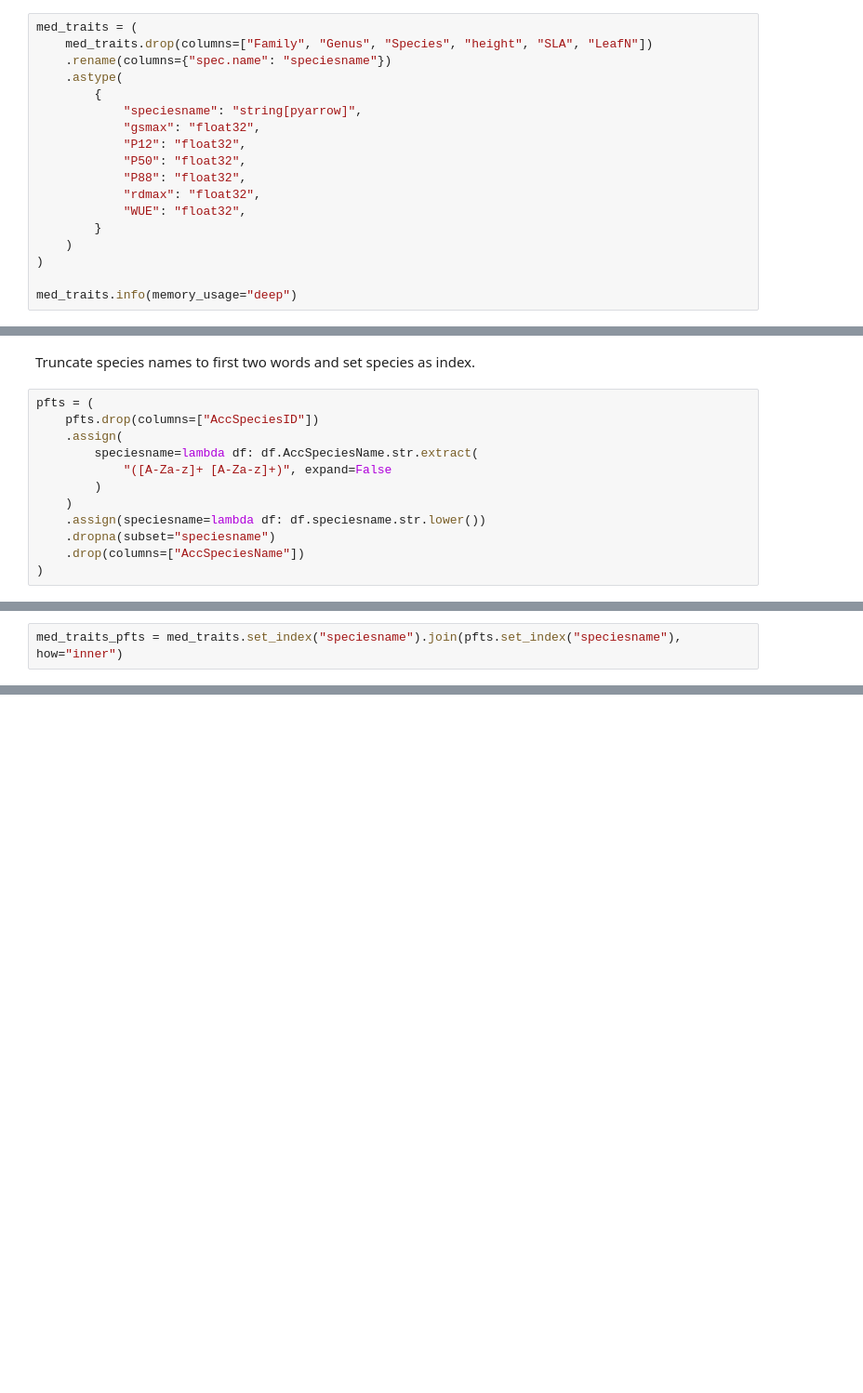
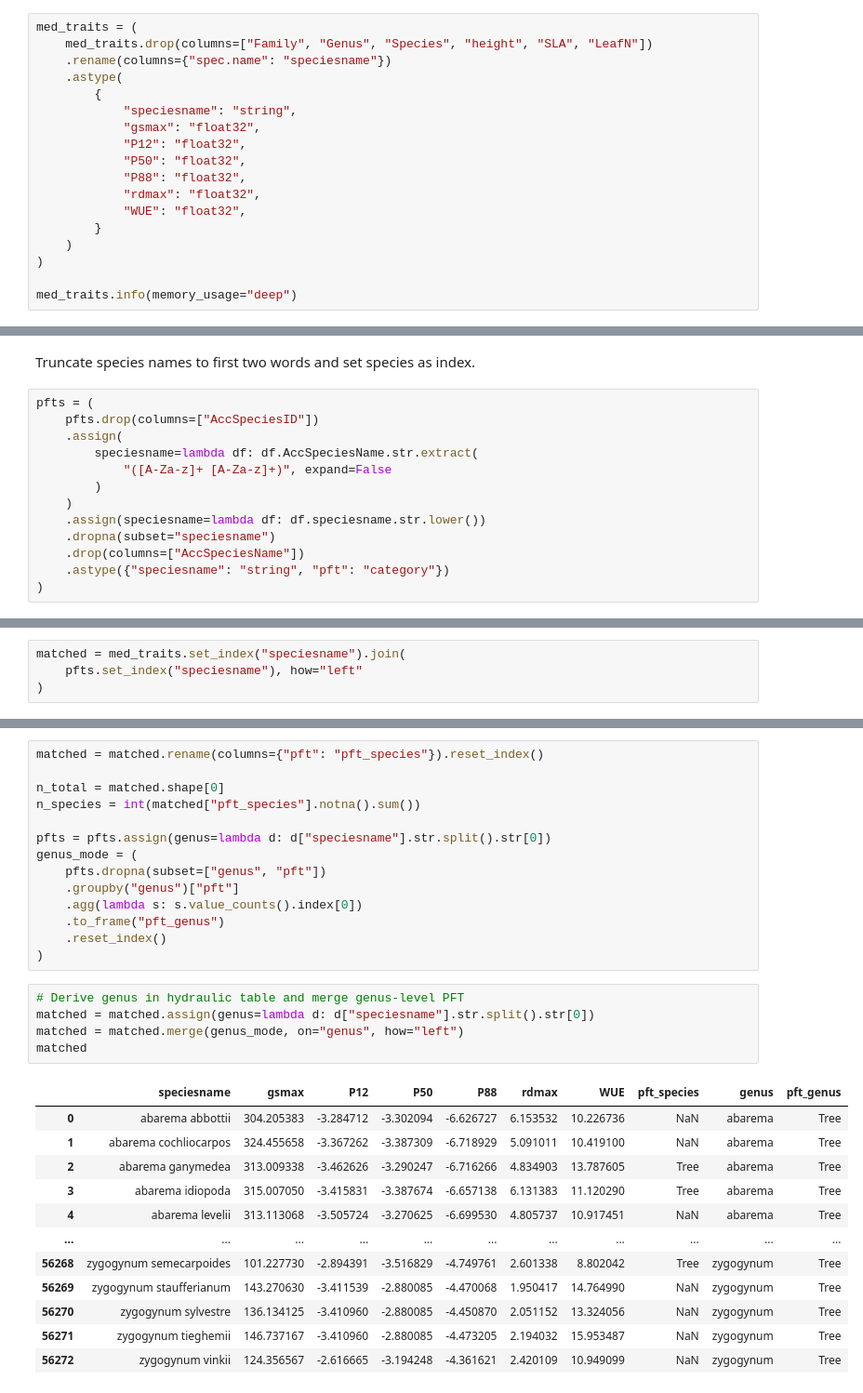
Before and after one commit to dluks/cst-v2, a Jupyter notebook: notebooks/0-1_global_trait_data/0-1-3-2_explore_TRY_hydraulic.ipynb, the cells around one changed output, grey strips where cells are left out. Shown at 93% size. Drawn from its saved outputs; the diff is of its cells as text; blank space fills up the shorter version.

Commit message:
Build hydraulic traits with genus-level PFT matching

```diff
--- a/notebooks/0-1_global_trait_data/0-1-3-2_explore_TRY_hydraulic.ipynb
+++ b/notebooks/0-1_global_trait_data/0-1-3-2_explore_TRY_hydraulic.ipynb
@@ -89,7 +89,7 @@ med_traits = (
     .rename(columns={"spec.name": "speciesname"})
     .astype(
         {
-            "speciesname": "string[pyarrow]",
+            "speciesname": "string",
             "gsmax": "float32",
             "P12": "float32",
             "P50": "float32",
@@ -241,4 +241,5 @@ pfts = (
     .assign(speciesname=lambda df: df.speciesname.str.lower())
     .dropna(subset="speciesname")
     .drop(columns=["AccSpeciesName"])
+    .astype({"speciesname": "string", "pft": "category"})
 )
@@ -247,3 +248,5 @@ Link with traits
 # %%
-med_traits_pfts = med_traits.set_index("speciesname").join(pfts.set_index("speciesname"), how="inner")
+matched = med_traits.set_index("speciesname").join(
+    pfts.set_index("speciesname"), how="left"
+)
 # %%
@@ -272,0 +279,32 @@ Pct species matched with PFT: 39.97%
+# %%
+matched = matched.rename(columns={"pft": "pft_species"}).reset_index()
+
+n_total = matched.shape[0]
+n_species = int(matched["pft_species"].notna().sum())
+
+pfts = pfts.assign(genus=lambda d: d["speciesname"].str.split().str[0])
+genus_mode = (
+    pfts.dropna(subset=["genus", "pft"])
+    .groupby("genus")["pft"]
+    .agg(lambda s: s.value_counts().index[0])
+    .to_frame("pft_genus")
+    .reset_index()
+)
+# %%
+# Derive genus in hydraulic table and merge genus-level PFT
+matched = matched.assign(genus=lambda d: d["speciesname"].str.split().str[0])
+matched = matched.merge(genus_mode, on="genus", how="left")
+matched
+# %% [output]
+|  | speciesname | gsmax | P12 | P50 | P88 | rdmax | WUE | pft_species | genus | pft_genus |
+| 0 | abarema abbottii | 304.205383 | -3.284712 | -3.302094 | -6.626727 | 6.153532 | 10.226736 | NaN | abarema | Tree |
+| 1 | abarema cochliocarpos | 324.455658 | -3.367262 | -3.387309 | -6.718929 | 5.091011 | 10.419100 | NaN | abarema | Tree |
+| 2 | abarema ganymedea | 313.009338 | -3.462626 | -3.290247 | -6.716266 | 4.834903 | 13.787605 | Tree | abarema | Tree |
+| 3 | abarema idiopoda | 315.007050 | -3.415831 | -3.387674 | -6.657138 | 6.131383 | 11.120290 | Tree | abarema | Tree |
+| 4 | abarema levelii | 313.113068 | -3.505724 | -3.270625 | -6.699530 | 4.805737 | 10.917451 | NaN | abarema | Tree |
+| ... | ... | ... | ... | ... | ... | ... | ... | ... | ... | ... |
+| 56268 | zygogynum semecarpoides | 101.227730 | -2.894391 | -3.516829 | -4.749761 | 2.601338 | 8.802042 | Tree | zygogynum | Tree |
+| 56269 | zygogynum staufferianum | 143.270630 | -3.411539 | -2.880085 | -4.470068 | 1.950417 | 14.764990 | NaN | zygogynum | Tree |
+| 56270 | zygogynum sylvestre | 136.134125 | -3.410960 | -2.880085 | -4.450870 | 2.051152 | 13.324056 | NaN | zygogynum | Tree |
+| 56271 | zygogynum tieghemii | 146.737167 | -3.410960 | -2.880085 | -4.473205 | 2.194032 | 15.953487 | NaN | zygogynum | Tree |
+| 56272 | zygogynum vinkii | 124.356567 | -2.616665 | -3.194248 | -4.361621 | 2.420109 | 10.949099 | NaN | zygogynum | Tree |
```
Also changed, not shown: parts of 11 cells of this notebook, 6 other files.
